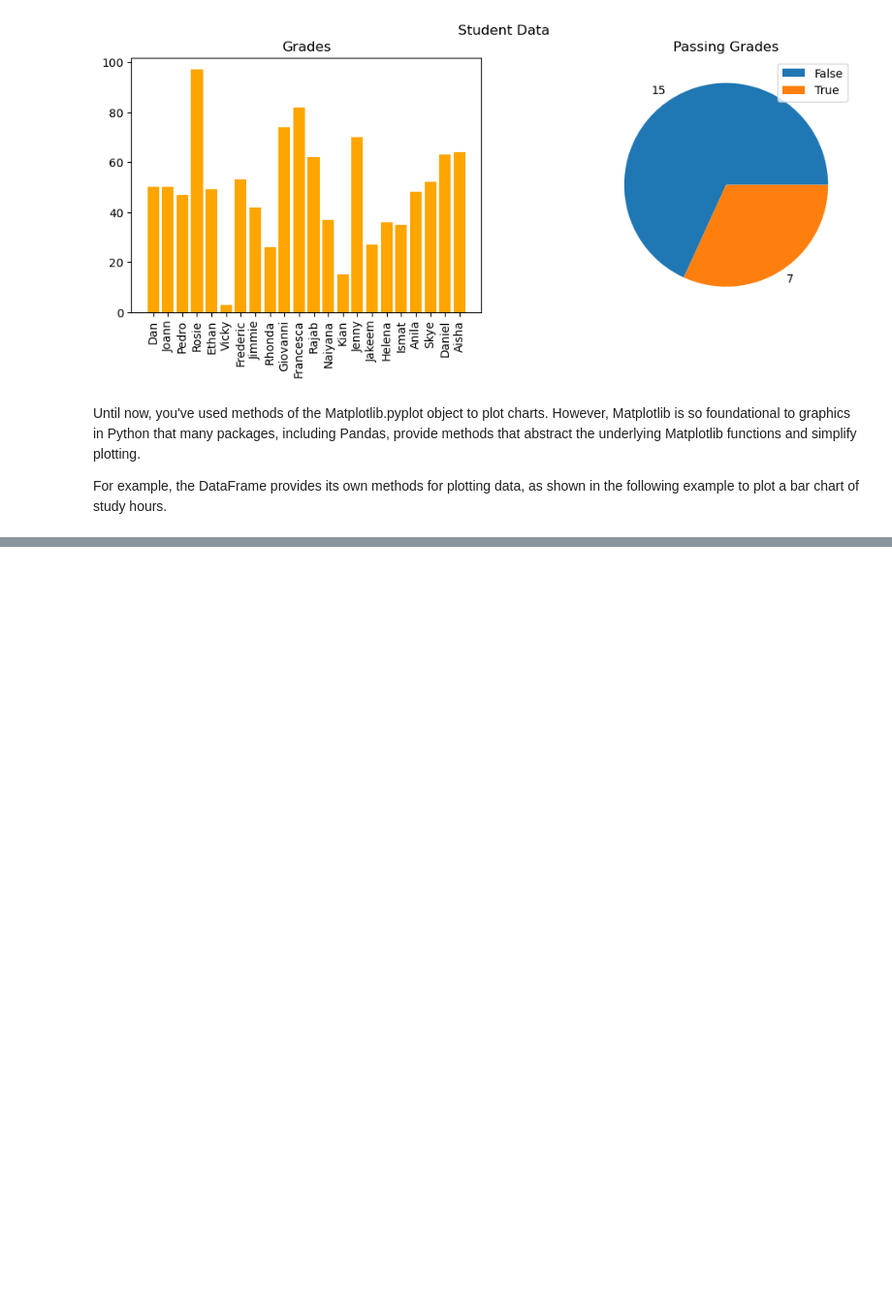
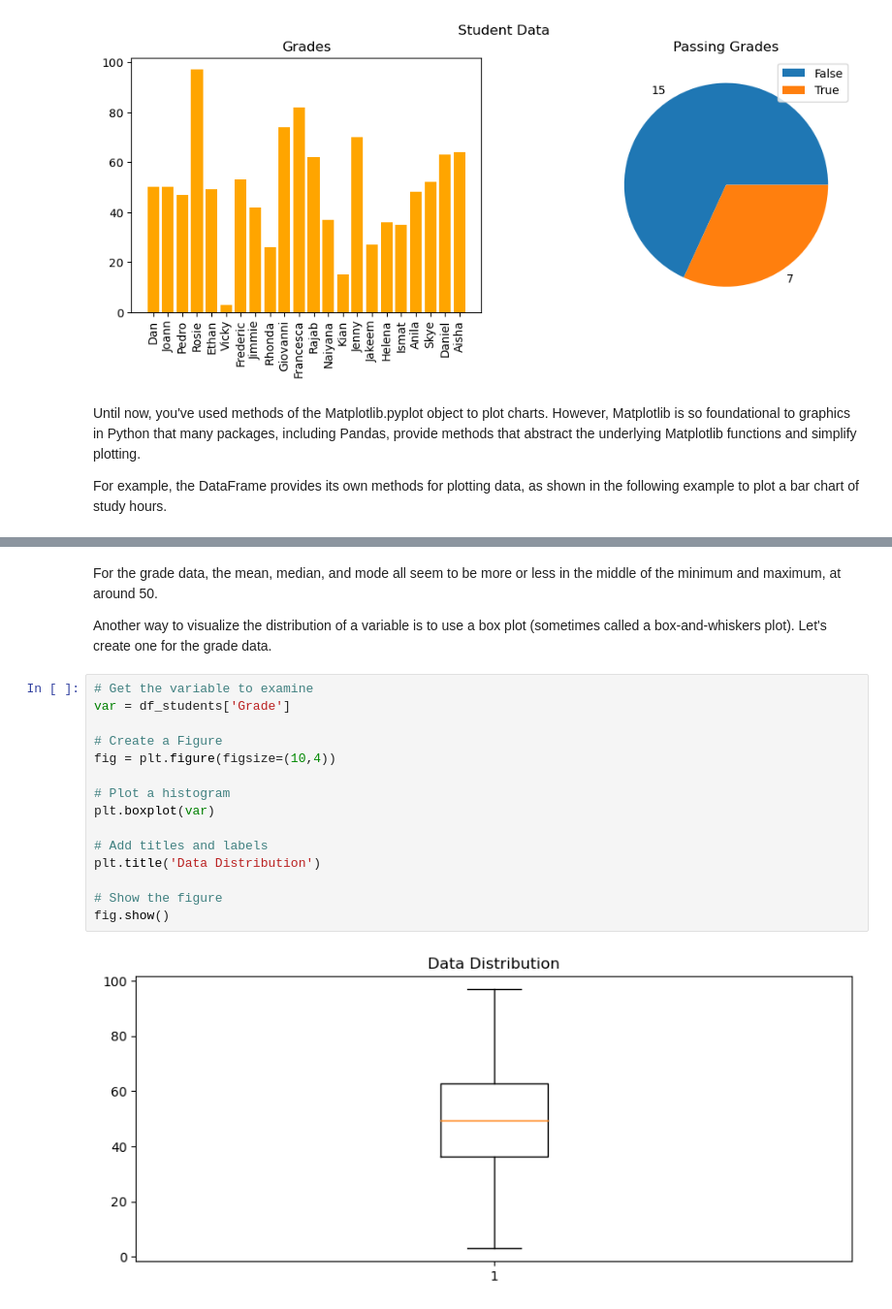
Before and after one commit to olusolaadek/30DaysOfDataScience, a Jupyter notebook: Data-collection-and-manipulation/visualize-data.ipynb, the cells around one changed output, grey strips where cells are left out. Shown: that part at 97% size. Cells and saved outputs as stored; diff of their text form; blank space fills up the shorter version.

```diff
--- a/Data-collection-and-manipulation/visualize-data.ipynb
+++ b/Data-collection-and-manipulation/visualize-data.ipynb
@@ -151,0 +232,21 @@ Until now, you've used methods of the Matplotlib.pyplot object to plot charts. H
+# %% [markdown]
+For the grade data, the mean, median, and mode all seem to be more or less in the middle of the minimum and maximum, at around 50.
+
+Another way to visualize the distribution of a variable is to use a box plot (sometimes called a box-and-whiskers plot). Let's create one for the grade data.
+# %%
+# Get the variable to examine
+var = df_students['Grade']
+
+# Create a Figure
+fig = plt.figure(figsize=(10,4))
+
+# Plot a histogram
+plt.boxplot(var)
+
+# Add titles and labels
+plt.title('Data Distribution')
+
+# Show the figure
+fig.show()
+# %% [output]
+[figure, added]
```
Also changed, not shown: parts of 11 cells of this notebook.
